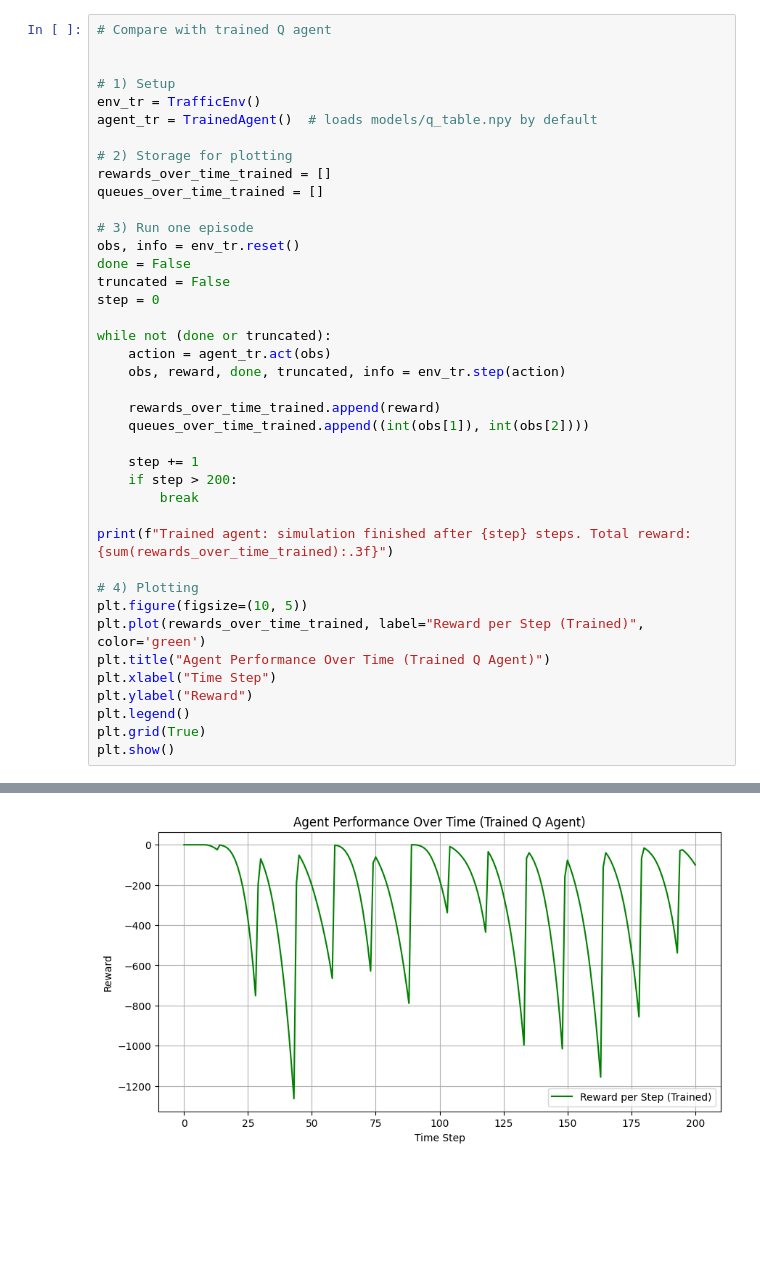
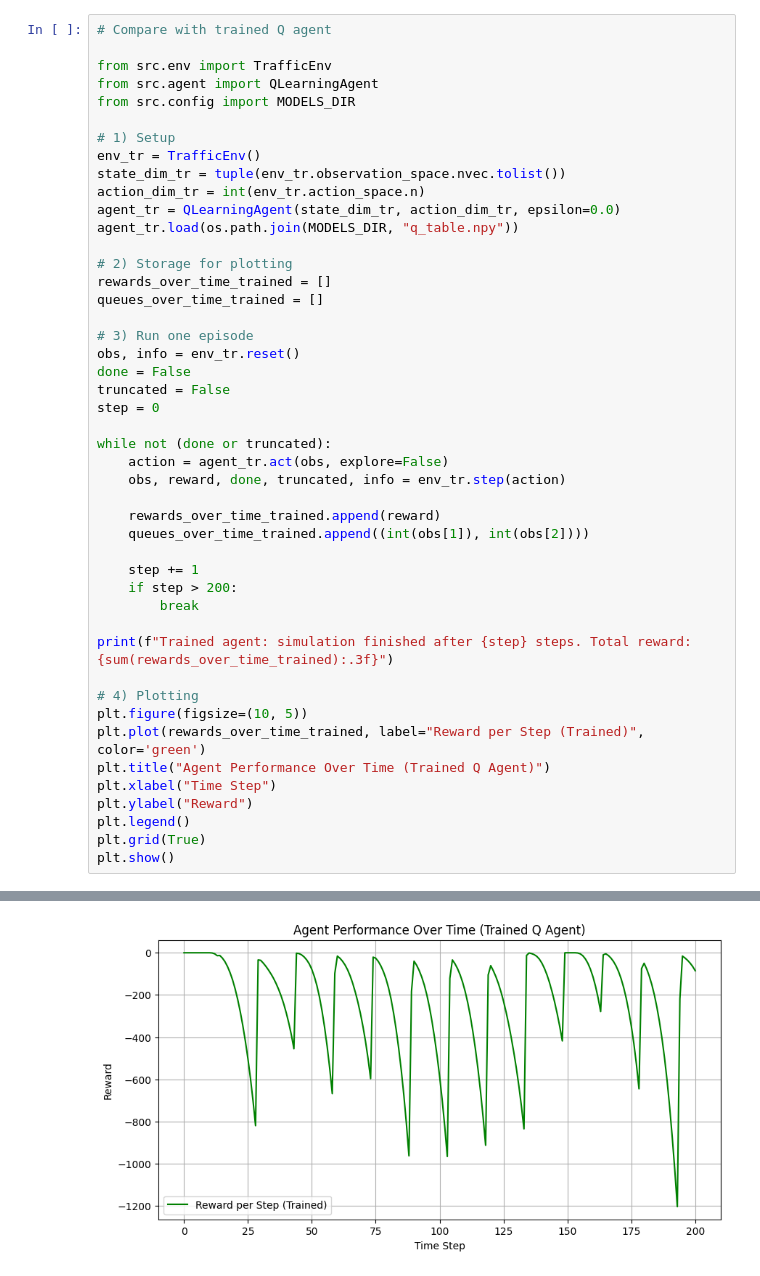
Before and after one commit to F1nnian/traffic_ai, a Jupyter notebook: notebooks/analysis.ipynb, the cells around one changed output, grey strips where cells are left out. Saved outputs shown, nothing was run; the diff lists cells and outputs as text; blank space fills up the shorter version.

Commit message:
removed trained agent wrapper and implemented directly from agent

```diff
--- a/notebooks/analysis.ipynb
+++ b/notebooks/analysis.ipynb
@@ -64,10 +65,16 @@ Simulation finished after 201 steps.
 # %%
 # Compare with trained Q agent
 
+from src.env import TrafficEnv
+from src.agent import QLearningAgent
+from src.config import MODELS_DIR
 
 # 1) Setup
 env_tr = TrafficEnv()
-agent_tr = TrainedAgent()  # loads models/q_table.npy by default
+state_dim_tr = tuple(env_tr.observation_space.nvec.tolist())
+action_dim_tr = int(env_tr.action_space.n)
+agent_tr = QLearningAgent(state_dim_tr, action_dim_tr, epsilon=0.0)
+agent_tr.load(os.path.join(MODELS_DIR, "q_table.npy"))
 
 # 2) Storage for plotting
 rewards_over_time_trained = []
@@ -80,7 +87,7 @@ truncated = False
 step = 0
 
 while not (done or truncated):
-    action = agent_tr.act(obs)
+    action = agent_tr.act(obs, explore=False)
     obs, reward, done, truncated, info = env_tr.step(action)
 
     rewards_over_time_trained.append(reward)
@@ -106,4 +113,4 @@ Trained agent: simulation finished after 201 steps. Total reward: -52433.000
-[figure, old version]
+[figure, new version]
 # %%
 # Side-by-side comparison: FixedTime vs Trained Q Agent
 import sys, os
```
Also changed, not shown: parts of 4 cells of this notebook, 3 other files.
